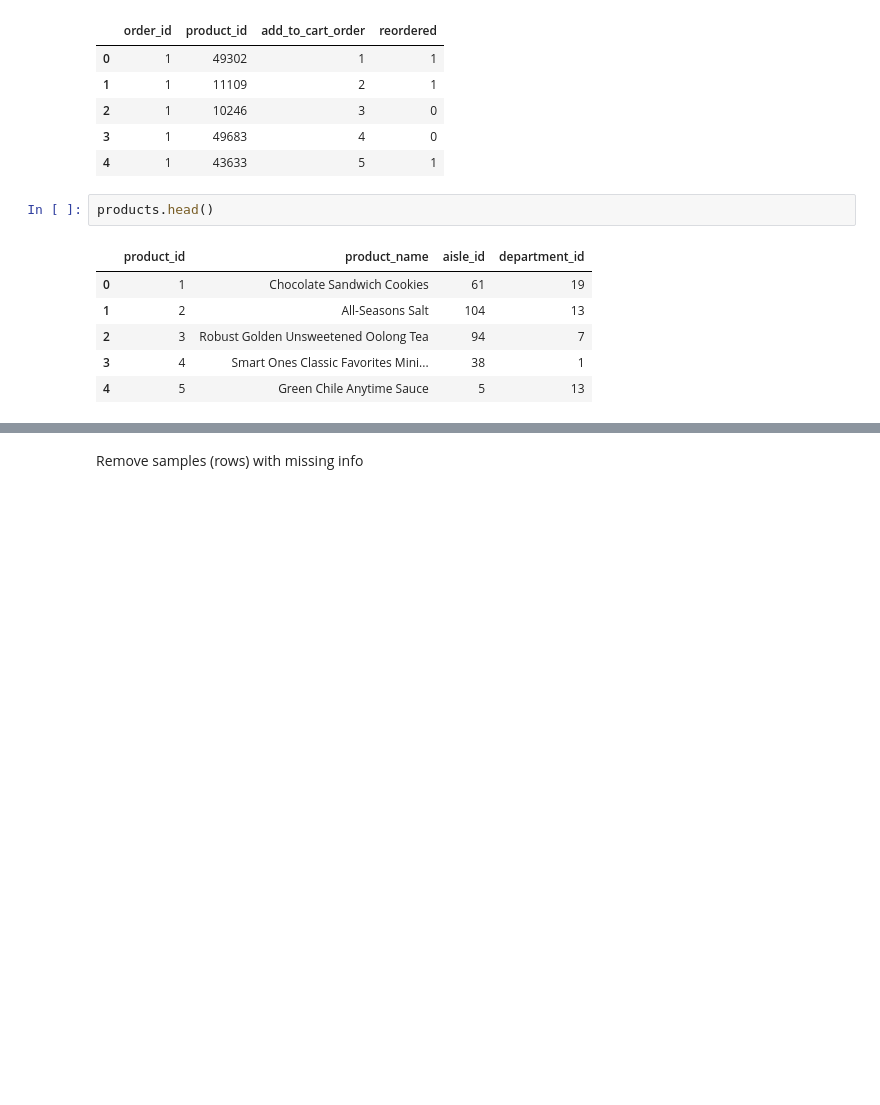
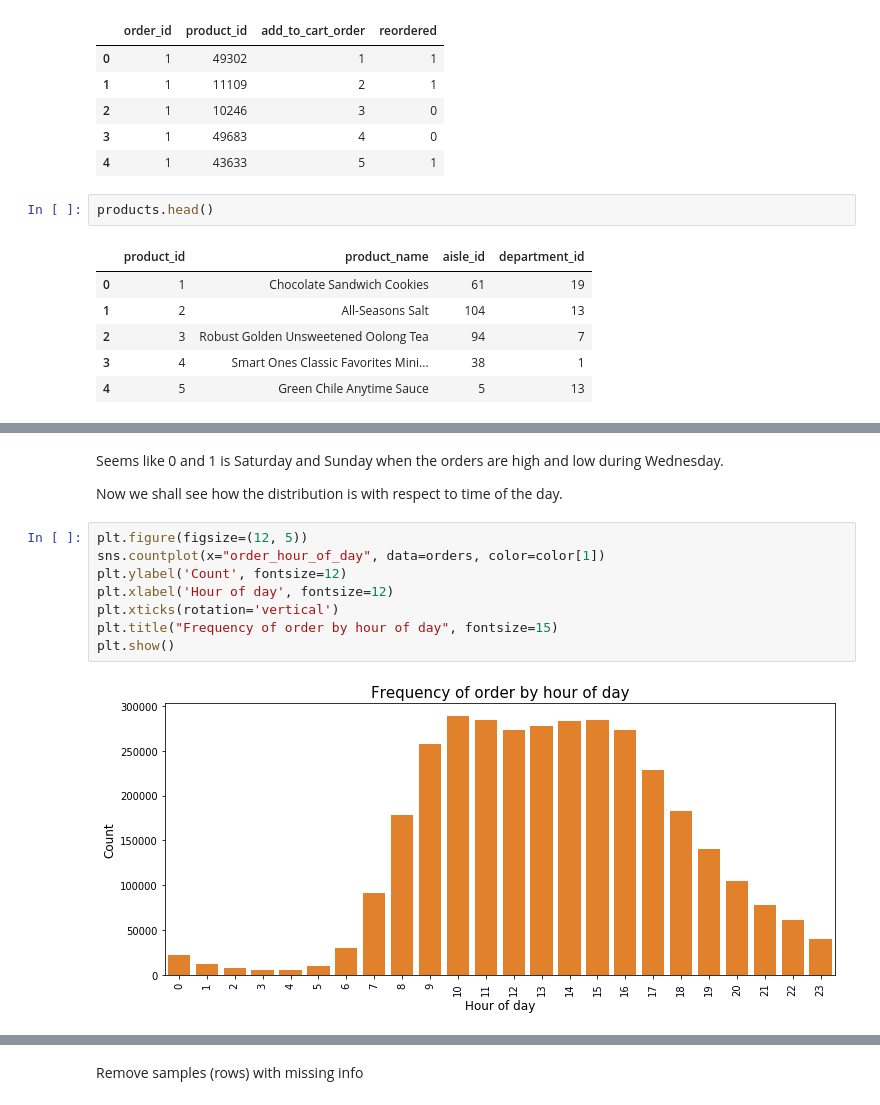
Before and after one commit to chrisjcc/DataInsight, a Jupyter notebook: Recommender_Systems/product_recommendation_with_lightFM.ipynb, the cells around one changed output, grey strips where cells are left out. Cells and saved outputs as stored; diff of their text form; blank space fills up the shorter version.

```diff
--- a/Recommender_Systems/product_recommendation_with_lightFM.ipynb
+++ b/Recommender_Systems/product_recommendation_with_lightFM.ipynb
@@ -92,0 +152,14 @@ products.head()
+# %% [markdown]
+Seems like 0 and 1 is Saturday and Sunday when the orders are high and low during Wednesday.
+
+Now we shall see how the distribution is with respect to time of the day.
+# %%
+plt.figure(figsize=(12, 5))
+sns.countplot(x="order_hour_of_day", data=orders, color=color[1])
+plt.ylabel('Count', fontsize=12)
+plt.xlabel('Hour of day', fontsize=12)
+plt.xticks(rotation='vertical')
+plt.title("Frequency of order by hour of day", fontsize=15)
+plt.show()
+# %% [output]
+[figure, added]
```
Also changed, not shown: parts of 42 cells of this notebook.
